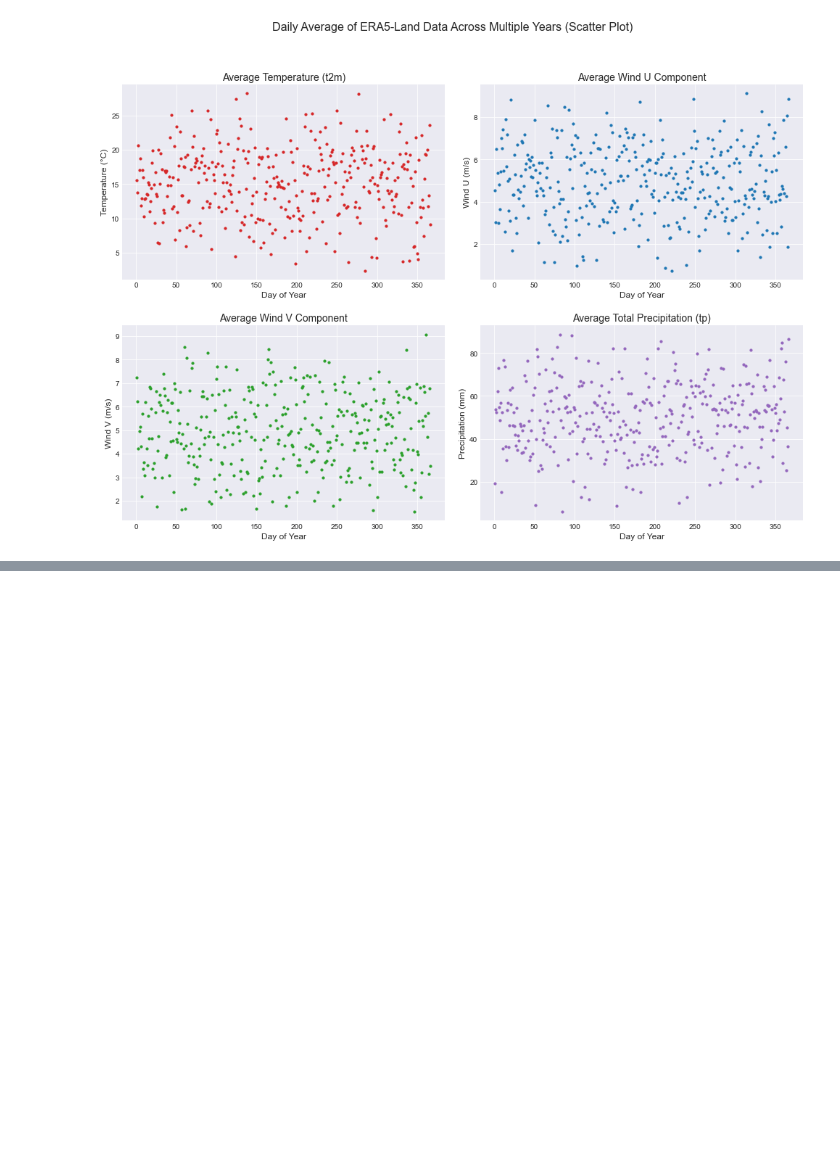
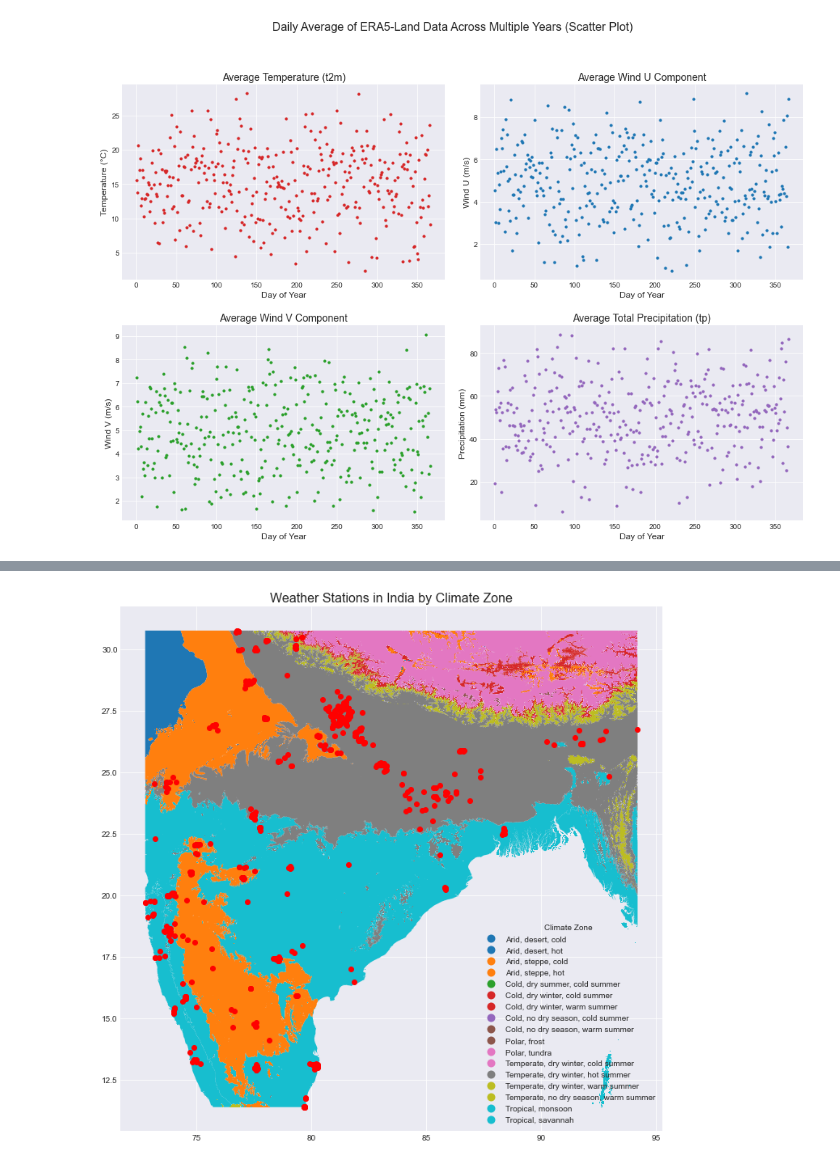
Before and after one commit to jesuslovesyiyi/Resilient_energy_network, a Jupyter notebook: data_preparation/notebooks/5_EDA_ERA5.ipynb, the cells around one changed output, grey strips where cells are left out. Cells and saved outputs as stored; diff of their text form; code cells hidden in the pictures; blank space fills up the shorter version.

```diff
--- a/data_preparation/notebooks/5_EDA_ERA5.ipynb
+++ b/data_preparation/notebooks/5_EDA_ERA5.ipynb
@@ -396,0 +408,11 @@ plt.show()
+# %%
+plt.style.use('seaborn-darkgrid')
+fig, ax = plt.subplots(figsize=(12, 12))
+india_gdf.plot(column='name_climate', categorical=True, legend=True,
+
+			   legend_kwds={'title': 'Climate Zone'}, ax=ax)
+stations_gdf.plot(ax=ax, color='red', label='Weather Stations')
+ax.set_title('Weather Stations in India by Climate Zone', fontsize=16)
+plt.show()
+# %% [output]
+[figure, added]
```
Also changed, not shown: parts of 21 cells of this notebook, 2 other files.
